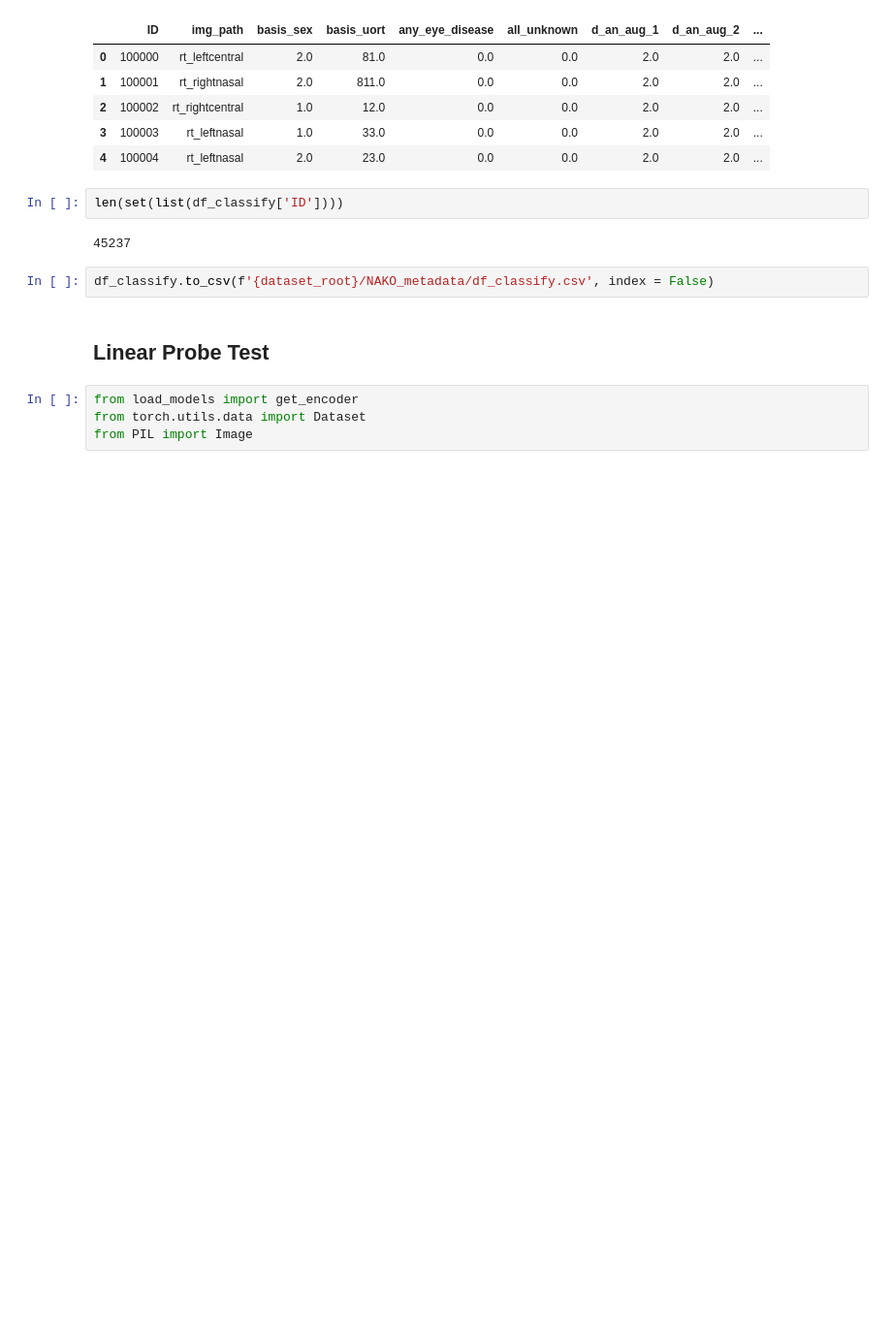
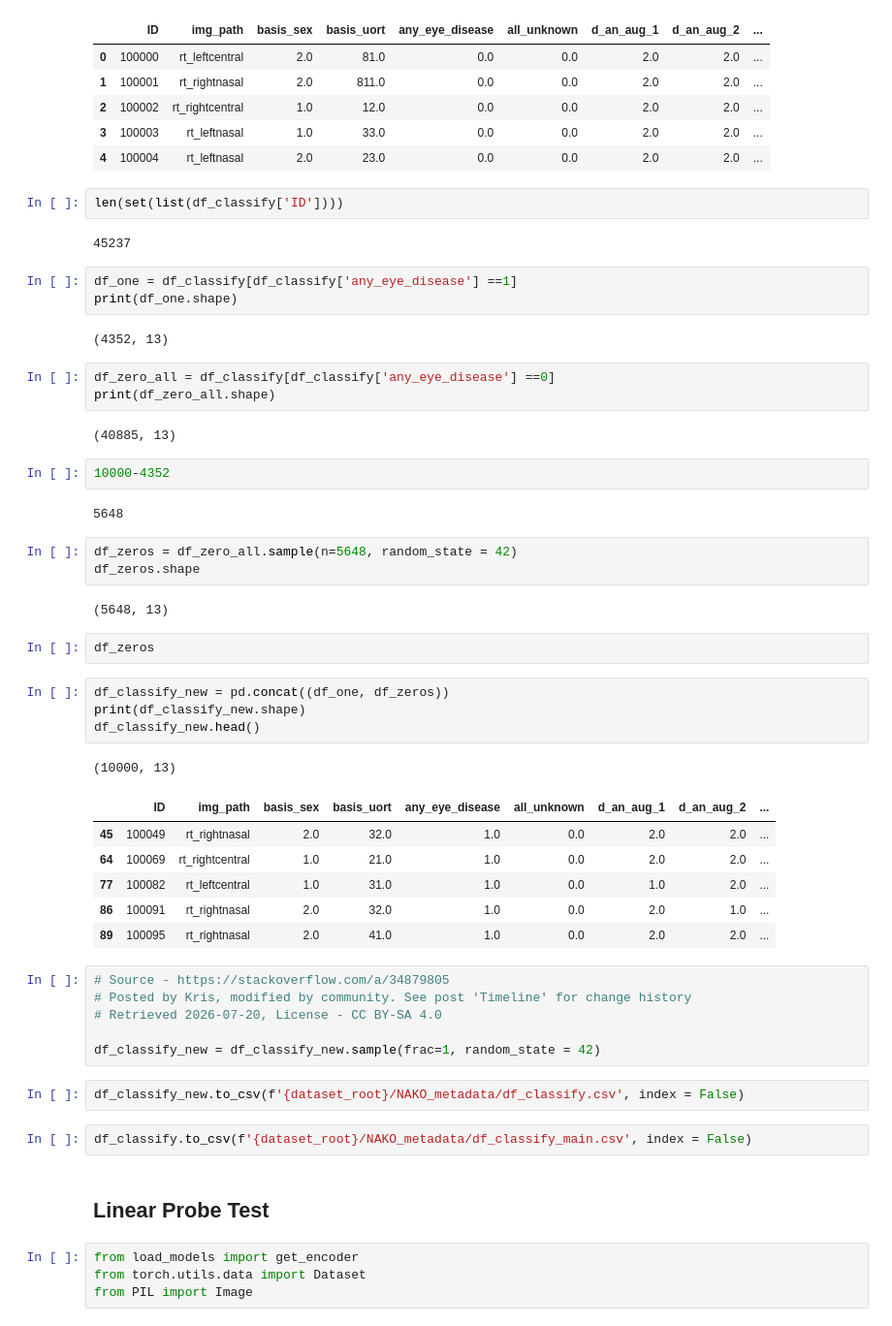
Before and after one commit to berenslab/leverage-data, a Jupyter notebook: linear_probe.ipynb, the cells around one changed output. Shown at 97% size. Cells and saved outputs as stored; diff of their text form; blank space fills up the shorter version.

```diff
--- a/linear_probe.ipynb
+++ b/linear_probe.ipynb
@@ -463,8 +463,49 @@ df_classify.head()
 len(set(list(df_classify['ID'])))
 # %% [output]
 45237
+# %%
+df_one = df_classify[df_classify['any_eye_disease'] ==1]
+print(df_one.shape)
+# %% [output]
+(4352, 13)
+# %%
+df_zero_all = df_classify[df_classify['any_eye_disease'] ==0]
+print(df_zero_all.shape)
+# %% [output]
+(40885, 13)
+# %%
+10000-4352
+# %% [output]
+5648
+# %%
+df_zeros = df_zero_all.sample(n=5648, random_state = 42)
+df_zeros.shape
+# %% [output]
+(5648, 13)
+# %%
+df_zeros
+# %%
+df_classify_new = pd.concat((df_one, df_zeros))
+print(df_classify_new.shape)
+df_classify_new.head()
+# %% [output]
+(10000, 13)
+|  | ID | img_path | basis_sex | basis_uort | any_eye_disease | all_unknown | d_an_aug_1 | d_an_aug_2 | ... |
+| 45 | 100049 | rt_rightnasal | 2.0 | 32.0 | 1.0 | 0.0 | 2.0 | 2.0 | ... |
+| 64 | 100069 | rt_rightcentral | 1.0 | 21.0 | 1.0 | 0.0 | 2.0 | 2.0 | ... |
+| 77 | 100082 | rt_leftcentral | 1.0 | 31.0 | 1.0 | 0.0 | 1.0 | 2.0 | ... |
+| 86 | 100091 | rt_rightnasal | 2.0 | 32.0 | 1.0 | 0.0 | 2.0 | 1.0 | ... |
+| 89 | 100095 | rt_rightnasal | 2.0 | 41.0 | 1.0 | 0.0 | 2.0 | 2.0 | ... |
+# %%
+# Source - https://stackoverflow.com/a/34879805
+# Posted by Kris, modified by community. See post 'Timeline' for change history
+# Retrieved 2026-07-20, License - CC BY-SA 4.0
+
+df_classify_new = df_classify_new.sample(frac=1, random_state = 42)
+# %%
+df_classify_new.to_csv(f'{dataset_root}/NAKO_metadata/df_classify.csv', index = False)
 # %%
-df_classify.to_csv(f'{dataset_root}/NAKO_metadata/df_classify.csv', index = False)
+df_classify.to_csv(f'{dataset_root}/NAKO_metadata/df_classify_main.csv', index = False)
 # %% [markdown]
 ## Linear Probe Test
 # %%
```
Also changed, not shown: 2 other files.
